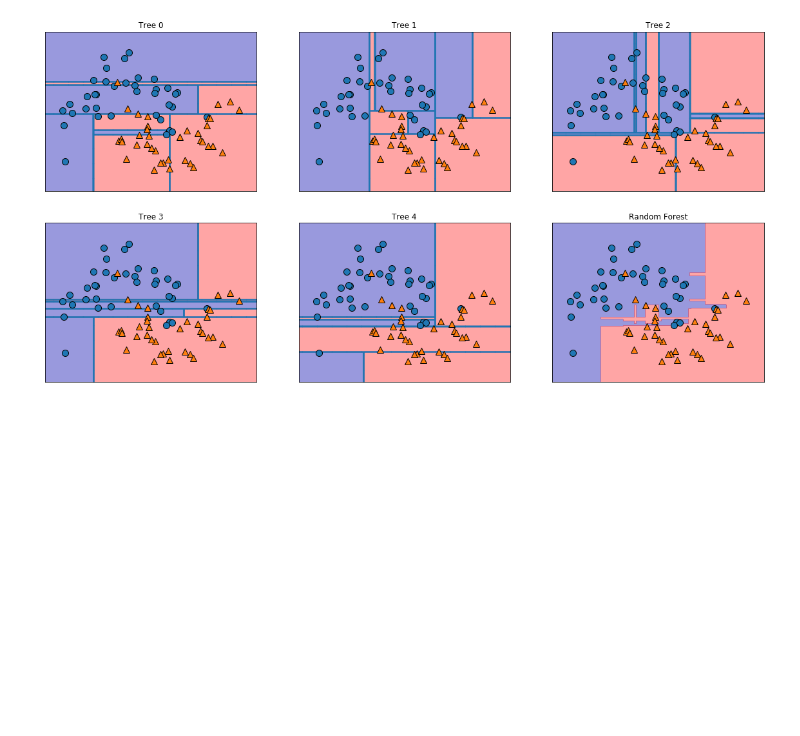
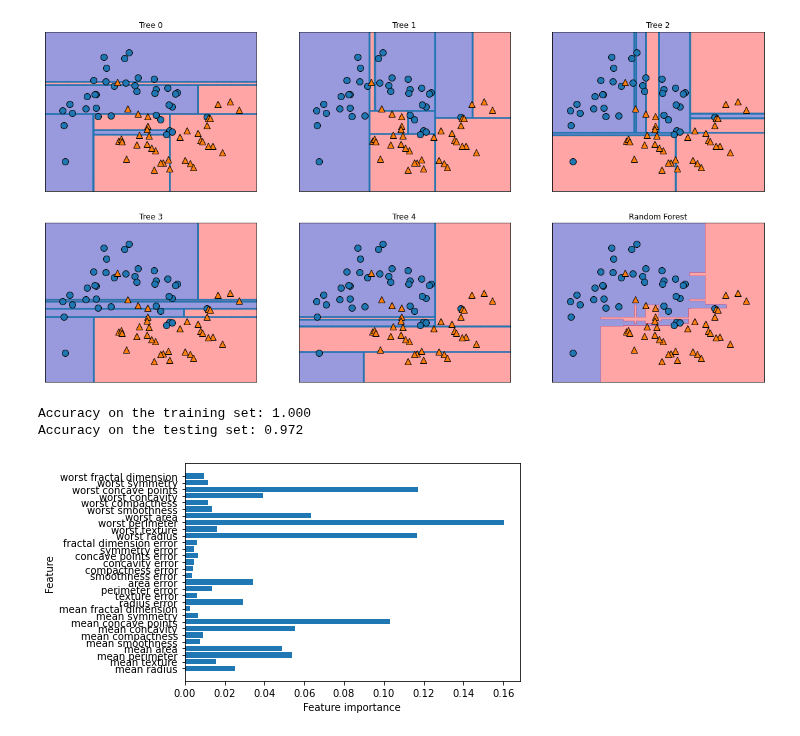
Before and after one commit to aryamanak10/Introduction-to-Machine-Learning-Book-Codes, a Jupyter notebook: Chapter 2/Types of ML Models.ipynb, the cells around one changed output. Drawn from its saved outputs; the diff is of its cells as text; code cells hidden in the pictures; blank space fills up the shorter version.

Commit message:
Random Forest- 100

```diff
--- a/Chapter 2/Types of ML Models.ipynb
+++ b/Chapter 2/Types of ML Models.ipynb
@@ -128,3 +121,18 @@ mglearn.discrete_scatter(X_train[:, 0], X_train[:, 1], y_train)
 [<matplotlib.lines.Line2D at 0x...>,
  <matplotlib.lines.Line2D at 0x...>]
 [figure]
+# %%
+X_train, X_test, y_train, y_test = train_test_split(cancer.data, cancer.target, random_state=0)
+
+forest = RandomForestClassifier(n_estimators=100, random_state=0)
+forest.fit(X_train, y_train)
+
+print("Accuracy on the training set: {:.3f}".format(forest.score(X_train, y_train)))
+print("Accuracy on the testing set: {:.3f}".format(forest.score(X_test, y_test)))
+# %% [output]
+Accuracy on the training set: 1.000
+Accuracy on the testing set: 0.972
+# %%
+plot_feature_importances_cancer(forest)
+# %% [output]
+[figure, added]
```
Also changed, not shown: parts of 1 cell of this notebook.
